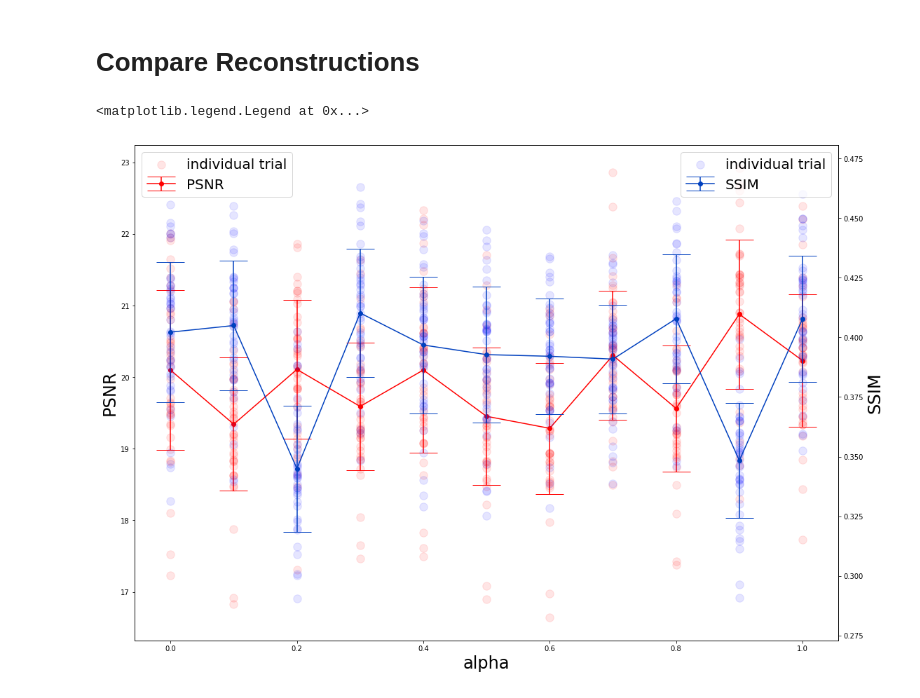
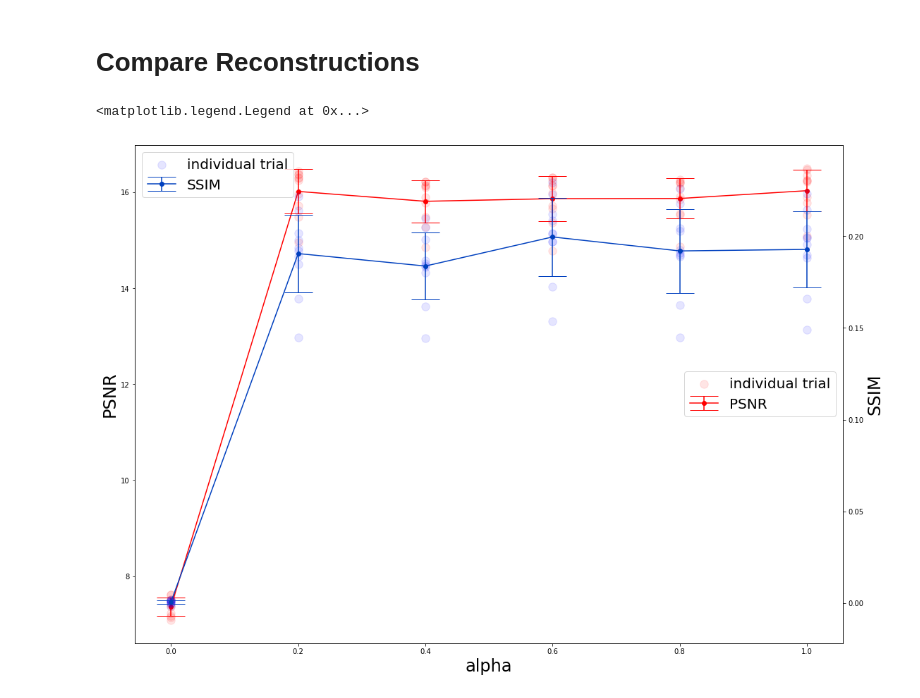
Before and after one commit to Ilya-Muromets/AutoMRF, a Jupyter notebook: DNN_Reconstruction.ipynb, the cells around one changed output. Saved outputs shown, nothing was run; the diff lists cells and outputs as text; code cells hidden in the pictures.

```diff
--- a/DNN_Reconstruction.ipynb
+++ b/DNN_Reconstruction.ipynb
@@ -25,13 +25,14 @@ def psnr(img1, img2):
     return 20 * math.log10(PIXEL_MAX / math.sqrt(mse))
 
 def rescale(arr, scale=255):
+    arr = arr.astype(np.float64)
     arr[arr<0] = 0
     arr = arr - arr.min()
     arr = arr/arr.max()*scale
-    return arr.astype(np.float32)
+    return arr
 
-def T1fromMRF(MRF, regressor, model):
-    device = torch.device("cuda:0")
+def T1fromMRF(MRF, regressor, model, signal_length=999999):
+    device = torch.device("cuda:3")
 
     regressor.to(device)
     regressor.load_state_dict(torch.load(model))
@@ -44,7 +45,7 @@ def T1fromMRF(MRF, regressor, model):
     T1_array = np.array([])
     # break calculation into blocks so not to kill the GPU
     blocks = 128
-#     blocks = 4096
+    blocks = 4096
     slice_len = int(np.ceil(MRF.size()[0]/blocks))
     max_len = len(MRF)
     for i in range(blocks):
@@ -52,8 +53,10 @@ def T1fromMRF(MRF, regressor, model):
             break
         if i % (blocks//10) == 0:
             print(i)
-        T1 = regressor(MRF[i*slice_len:(i+1)*slice_len])
-        T1 = T1.data.max(1)[1]
+        chunk = MRF[i*slice_len:(i+1)*slice_len]
+        chunk = chunk[:,:,0:signal_length]
+        T1 = regressor(chunk)
+#         T1 = T1.data.max(1)[1]
         T1 = T1.data.cpu().numpy()
         T1_array = np.concatenate((T1_array, T1.flatten()))
 
@@ -151,11 +165,10 @@ for i in np.round(np.linspace(0,1,11),1):
 # %% [markdown]
 # Compare Reconstructions
 # %%
-testnames = natsort.natsorted(glob.glob("/mikQNAP/augmented_data/T1w/*"))
-testnames = testnames[-41:-1]
+testnames = natsort.natsorted(glob.glob("data/T1w_test/*"))
 # %%
-filenames = np.array(natsort.natsorted(glob.glob("outputs/*")))
-filenames = filenames.reshape(-1,40)
+filenames = np.array(natsort.natsorted(glob.glob("outputs/normalized*.npy")))
+filenames = filenames.reshape(-1,10)
 # %%
 ssims = []
 psnrs = []
@@ -166,35 +179,35 @@ for category in filenames:
         ssims.append(ssim(rescale(recon),rescale(test)))
         psnrs.append(psnr(rescale(recon),rescale(test)))
 # %%
-alphas = np.round(np.linspace(0,1,11),1)
-alphas_repeat = np.repeat(alphas, 40)
-ssims_array = np.array(ssims).reshape(-1,40)
-psnrs_array = np.array(psnrs).reshape(-1,40)
+alphas = np.round(np.linspace(0,1,6),1)
+alphas_repeat = np.repeat(alphas, 10)
+ssims_array = np.array(ssims).reshape(-1,10)
+psnrs_array = np.array(psnrs).reshape(-1,10)
 # %%
 fig1, ax1 = plt.subplots()
 fig1.set_figheight(13)
 fig1.set_figwidth(18)
 ax1.scatter(alphas_repeat, psnrs, s=130, alpha=0.1,c="red", label="individual trial")
 ax1.set_ylabel("PSNR", fontsize=24)
 ax1.errorbar(alphas, np.mean(psnrs_array, axis=1), np.std(psnrs_array, axis=1), marker='o', c=(1,0,0), capsize=20, label="PSNR")
 ax1.set_xlabel("alpha", fontsize=24)
 
 ax2 = ax1.twinx()
 
 ax2.scatter(alphas_repeat, ssims, s=130, alpha=0.1,c="blue", label="individual trial")
 ax2.set_ylabel("SSIM", fontsize=24)
 ax2.errorbar(alphas, np.mean(ssims_array, axis=1), np.std(ssims_array, axis=1), marker='o', c=(0,0.25,0.75), capsize=20, label="SSIM")
 
-ax1.legend(loc=2, prop={'size': 20})
-ax2.legend(loc=1, prop={'size': 20})
+ax1.legend(loc=5, prop={'size': 20})
+ax2.legend(prop={'size': 20})
 
 # ax1.set_xlabel("Number of Points",  fontsize=23)
 # ax1.set_ylabel("Overall Accuracy", fontsize=23)
 # ax1.tick_params(labelsize=20)
 
 # ax1.set_xscale('log')
 # ax1.set_xticks([20, 40, 80,160,320,640,1280,2560,5120])
 # ax1.get_xaxis().set_major_formatter(matplotlib.ticker.ScalarFormatter())
 # %% [output]
 <matplotlib.legend.Legend at 0x...>
-[figure, old version]
+[figure, new version]
```
Also changed, not shown: parts of 15 cells of this notebook, 25 other files.
